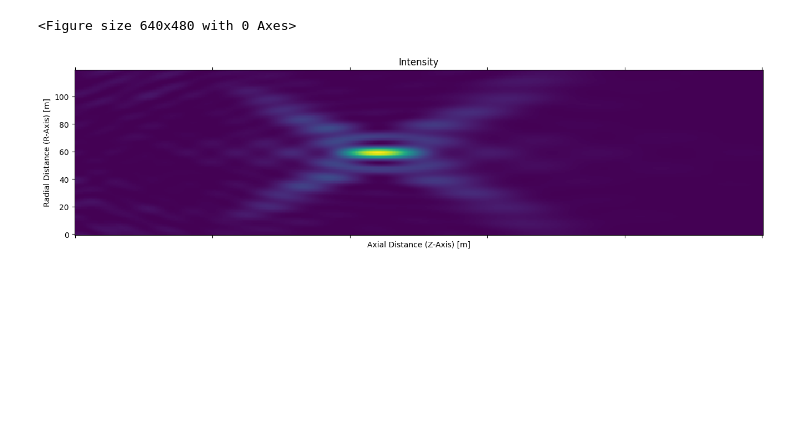
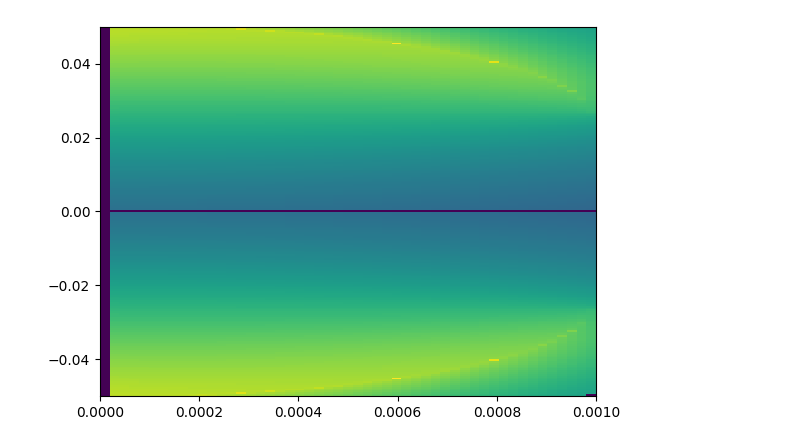
Before and after one commit to C2H5OH-Consumer/Temp4HIFU, a Jupyter notebook: src/testjupyter.ipynb, the cells around one changed output. Saved outputs shown, nothing was run; the diff lists cells and outputs as text; code cells hidden in the pictures; blank space fills up the shorter version.

Commit message:
edits to rayleigh int and graphing functions 2

```diff
--- a/src/testjupyter.ipynb
+++ b/src/testjupyter.ipynb
@@ -23,5 +33,5 @@ medium = setmedium.setMedium('Water',dict())
 field = dict(numAxialStep = 100, numRadialStep= 100)
 
 
-calculateRayleighIntegral.generateField(trans,medium,field)
+pressure_field, z_values, r_values = calculateRayleighIntegral.generateField(trans,medium,field)
 # %% [output]
@@ -29,16 +55,15 @@ TypeError: 'numpy.float64' object cannot be interpreted as an integer
-# %%
-# Testing Graph Allocation
-fig = plt.figure()
-plt.matshow(press_data)
-plt.gca().invert_yaxis()
-plt.tick_params(labeltop=False)
-plt.xlabel('Axial Distance (Z-Axis) [m]')
-plt.ylabel('Radial Distance (R-Axis) [m]')
-plt.title('Intensity')
-plt.show(fig)
-# %% [output]
-<Figure size 640x480 with 0 Axes>
-[figure, removed]
+# %%
+press_data = pressure_field
+
+fig = plt.imshow(
+    press_data,
+    aspect = "auto",interpolation = 'none',
+    extent=[z_values[0],z_values[-1], r_values[-1], r_values[0]],
+    origin='lower',
+)
+# plt.savefig('py.png')
+# %% [output]
+[figure, added]
 # %%
 # help(html.Div)
 # %%
```
Also changed, not shown: parts of 4 cells of this notebook, 1 other file.
